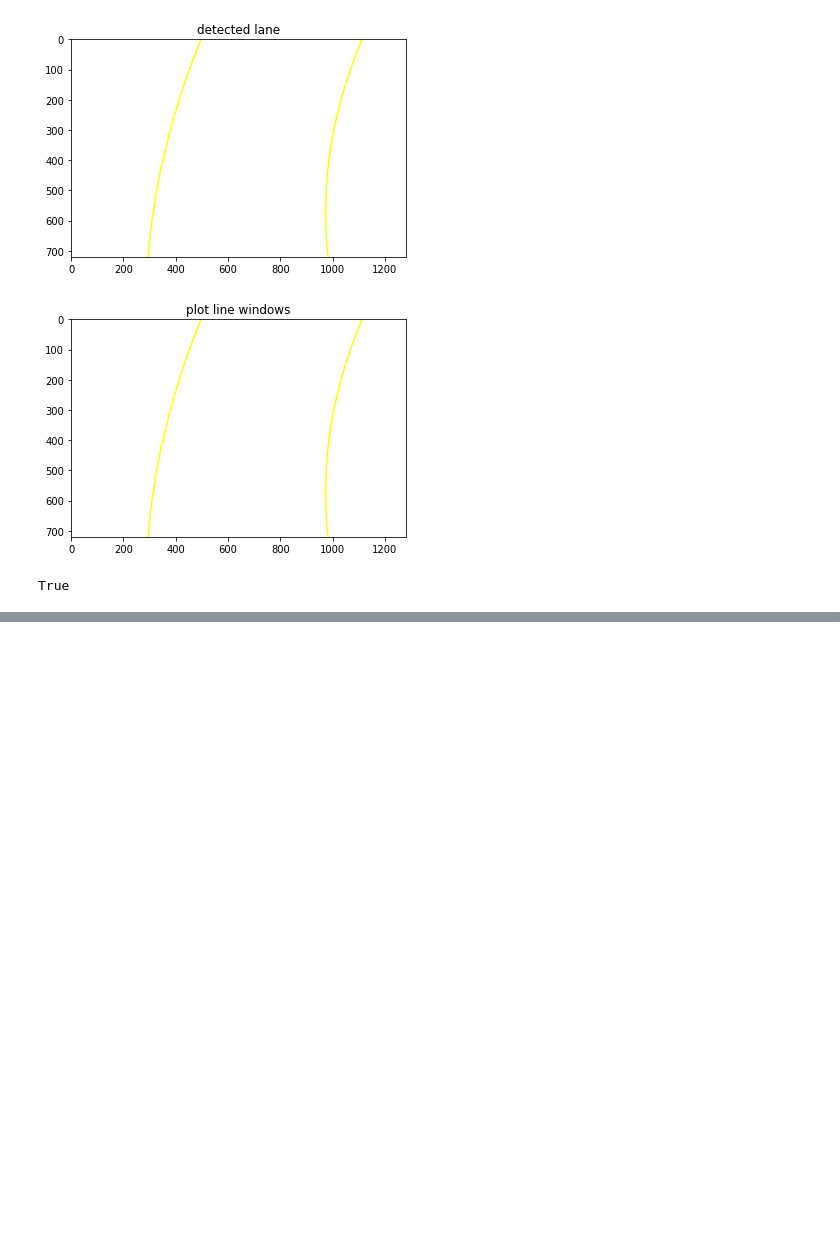
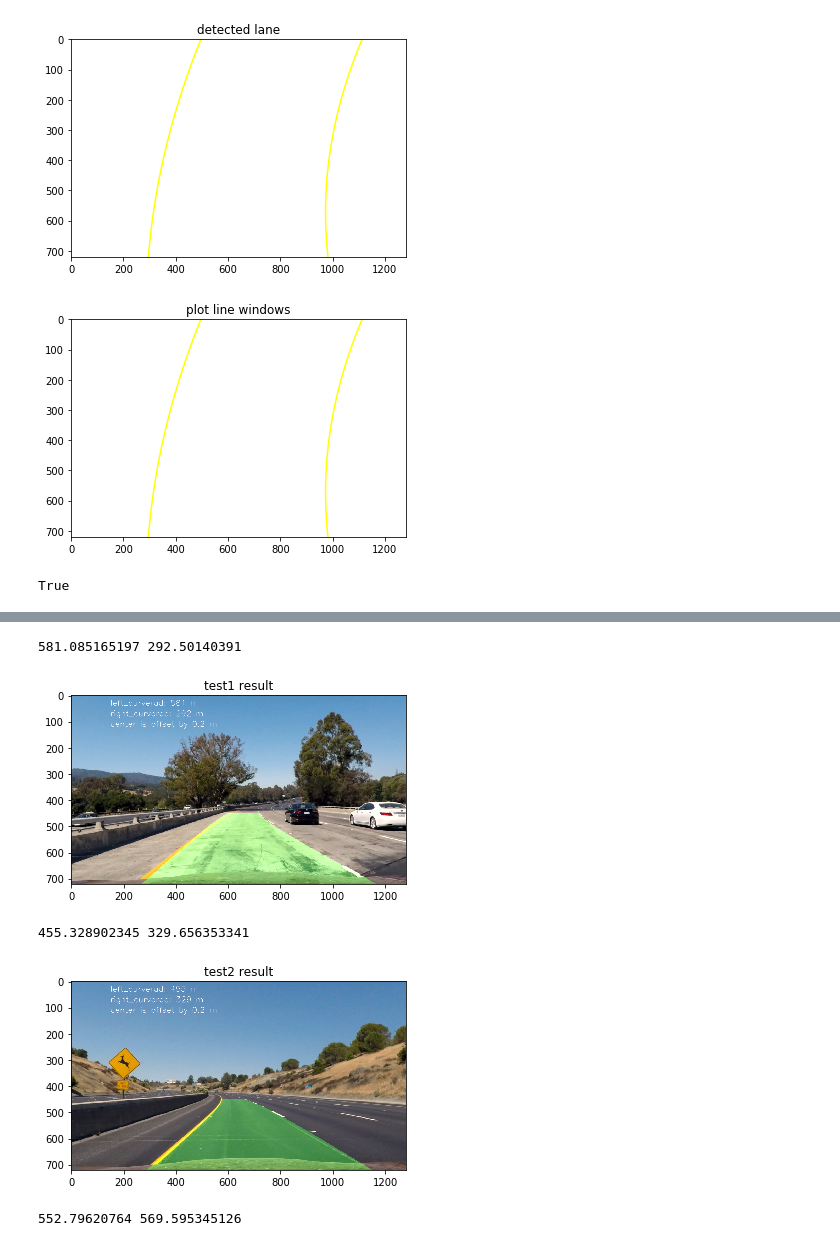
Before and after one commit to chenqin/CarND-Advanced-Lane-Lines, a Jupyter notebook: advanced_lane_lines.ipynb, the cells around one changed output, grey strips where cells are left out. Cells and saved outputs as stored; diff of their text form; code cells hidden in the pictures; blank space fills up the shorter version.

Commit message:
fix except light issue

```diff
--- a/advanced_lane_lines.ipynb
+++ b/advanced_lane_lines.ipynb
@@ -556,0 +519,80 @@ plt.show()
+# %%
+def render_lane_line_overlay(img,mtx=mtx,dist=dist):
+
+    undist = cv2.undistort(cv2.cvtColor(img, cv2.COLOR_BGR2RGB), mtx, dist, None, mtx)
+
+    warped = get_bird_eye_binary_wrap(undist)
+    #plt.imshow(binary_wrap,cmap='gray')
+    #plt.show()
+    left_fit, right_fit, left_curverad, right_curverad, mid = get_left_right_fit(warped)
+    print (left_curverad, right_curverad)
+    # Create an image to draw the lines on
+    warp_zero = np.zeros_like(warped).astype(np.uint8)
+    color_warp = np.dstack((warp_zero, warp_zero, warp_zero))
+
+    ploty = np.linspace(0, warped.shape[0]-1, warped.shape[0] )
+    # Fit new polynomials to x,y in world space
+    left_fitx = left_fit[0]*ploty**2+left_fit[1]*ploty+left_fit[2]
+    right_fitx = right_fit[0]*ploty**2+right_fit[1]*ploty+right_fit[2]
+
+    pts_left = np.array([np.transpose(np.vstack([left_fitx, ploty]))])
+    pts_right = np.array([np.flipud(np.transpose(np.vstack([right_fitx, ploty])))])
+    pts = np.hstack((pts_left, pts_right))
+
+    # Draw the lane onto the warped blank image
+    cv2.fillPoly(color_warp, np.int_([pts]), (0,255, 0))
+
+    # Warp the blank back to original image space using inverse perspective matrix (Minv)
+    newwarp = cv2.warpPerspective(color_warp, M_prime, (color_warp.shape[1], color_warp.shape[0]))
+
+    # Combine the result with the original image
+    result = cv2.addWeighted(undist, 1, newwarp, 0.3, 0)
+
+    try:
+        text_l = "left_curverad: " + str(int(left_curverad)) + " m"
+        text_r = "right_curverad: " + str(int(right_curverad)) + " m"
+        mid = "center is offset by " + str(round( mid,2)) + " m"
+    except:
+        text_l = "left_curverad: can't find"
+        text_r = "right_curverad: can't find"
+        mid = "center can't find"
+    cv2.putText(result, text_l, (150,40), cv2.FONT_HERSHEY_SIMPLEX, 1,(255,255,255), 1,  lineType = cv2.LINE_AA)
+    cv2.putText(result, text_r, (150,80), cv2.FONT_HERSHEY_SIMPLEX, 1,(255,255,255), 1,  lineType = cv2.LINE_AA)
+    cv2.putText(result, mid, (150,120), cv2.FONT_HERSHEY_SIMPLEX, 1,(255,255,255), 1,  lineType = cv2.LINE_AA)
+    return result
+
+img = cv2.imread("test_images/test1.jpg")
+plt.title('test1 result')
+plt.imshow(render_lane_line_overlay(img))
+plt.show()
+
+img = cv2.imread("test_images/test2.jpg")
+plt.title('test2 result')
+plt.imshow(render_lane_line_overlay(img))
+plt.show()
+
+img = cv2.imread("test_images/test3.jpg")
+plt.title('test3 result')
+plt.imshow(render_lane_line_overlay(img))
+plt.show()
+
+img = cv2.imread("test_images/test4.jpg")
+plt.title('test4 result')
+plt.imshow(render_lane_line_overlay(img))
+plt.show()
+
+img = cv2.imread("test_images/test5.jpg")
+plt.title('test5 result')
+plt.imshow(render_lane_line_overlay(img))
+plt.show()
+
+img = cv2.imread("test_images/test6.jpg")
+plt.title('test6 result')
+plt.imshow(render_lane_line_overlay(img))
+plt.show()
+# %% [output]
+581.085165197 292.50140391
+[figure, added]
+455.328902345 329.656353341
+[figure, added]
+552.79620764 569.595345126
```
Also changed, not shown: parts of 9 cells of this notebook, 4 other files.
